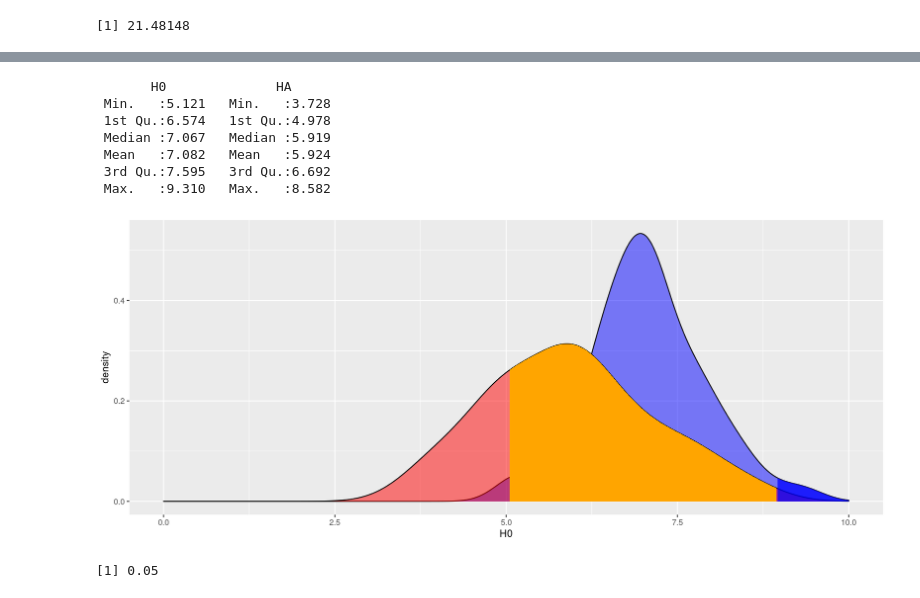
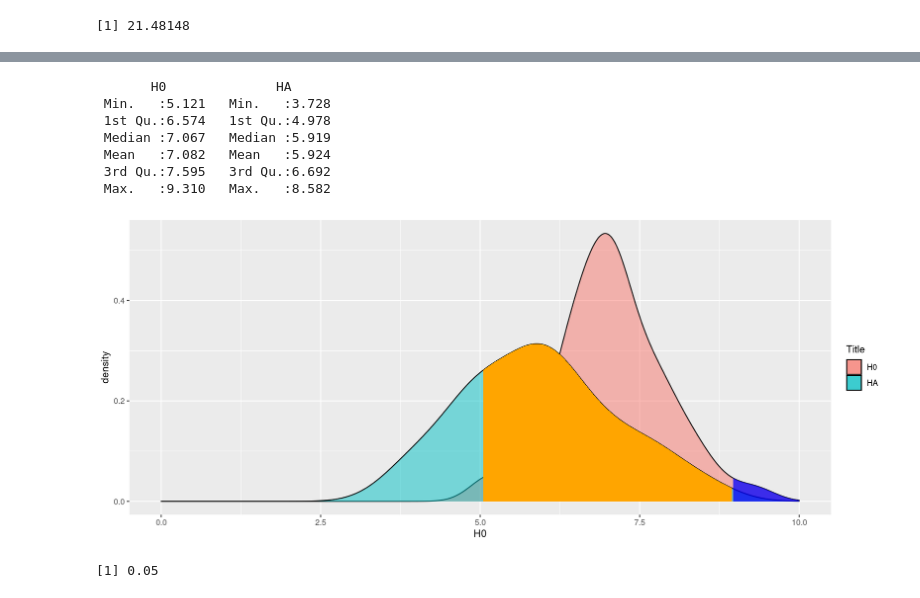
Before and after one commit to hkopanski/502_final_project, a Jupyter notebook: 502_Project.ipynb, the cells around one changed output, grey strips where cells are left out. Saved outputs shown, nothing was run; the diff lists cells and outputs as text; code cells hidden in the pictures.

```diff
--- a/502_Project.ipynb
+++ b/502_Project.ipynb
@@ -602,38 +604,38 @@ sim1 <- rnorm(50, 7, sqrt(1))
 sim2 <- rnorm(50, 6, sqrt(1))
 
 alpha1 <- qnorm(0.025, 7, sqrt(1))
 alpha2 <- qnorm(0.975, 7, sqrt(1))
 
 df_set <- tibble("H0" = sim1, "HA" = sim2)
 
 df_set %>% summary()
 
-ggplot(data = df_set) + geom_density(aes(H0), fill = "blue", alpha = 0.5) +
-                        geom_density(aes(HA), fill = "red", alpha = 0.5) +
+ggplot(data = df_set) + geom_density(aes(H0, fill = "blue"), alpha = 0.5) +
+                        geom_density(aes(HA, fill = "red"), alpha = 0.5) +
                         geom_area(
                             aes(x = stage(H0, after_scale = oob_censor(x, alpha2
-                                                                     )
+                                                                      )
                                          )
                                ),
                             stat = "density", fill = "blue", alpha = 0.75
                         ) +
                         geom_area(
                             aes(x = stage(HA, after_scale = oob_censor(x, c(alpha1, alpha2)
                                                                      )
                                          )
                                ),
                             stat = "density", fill = "orange"
                         ) +
-                        xlim(0, 10)
+                        xlim(0, 10) + labs(fill = "Title") + scale_fill_hue(labels = c("H0", "HA"))
 # %% [output]
        H0              HA
  Min.   :5.121   Min.   :3.728
  1st Qu.:6.574   1st Qu.:4.978
  Median :7.067   Median :5.919
  Mean   :7.082   Mean   :5.924
  3rd Qu.:7.595   3rd Qu.:6.692
  Max.   :9.310   Max.   :8.582
-[figure, old version]
+[figure, new version]
 # %%
 alpha
 # %% [output]
```
Also changed, not shown: parts of 15 cells of this notebook, 2 other files.
